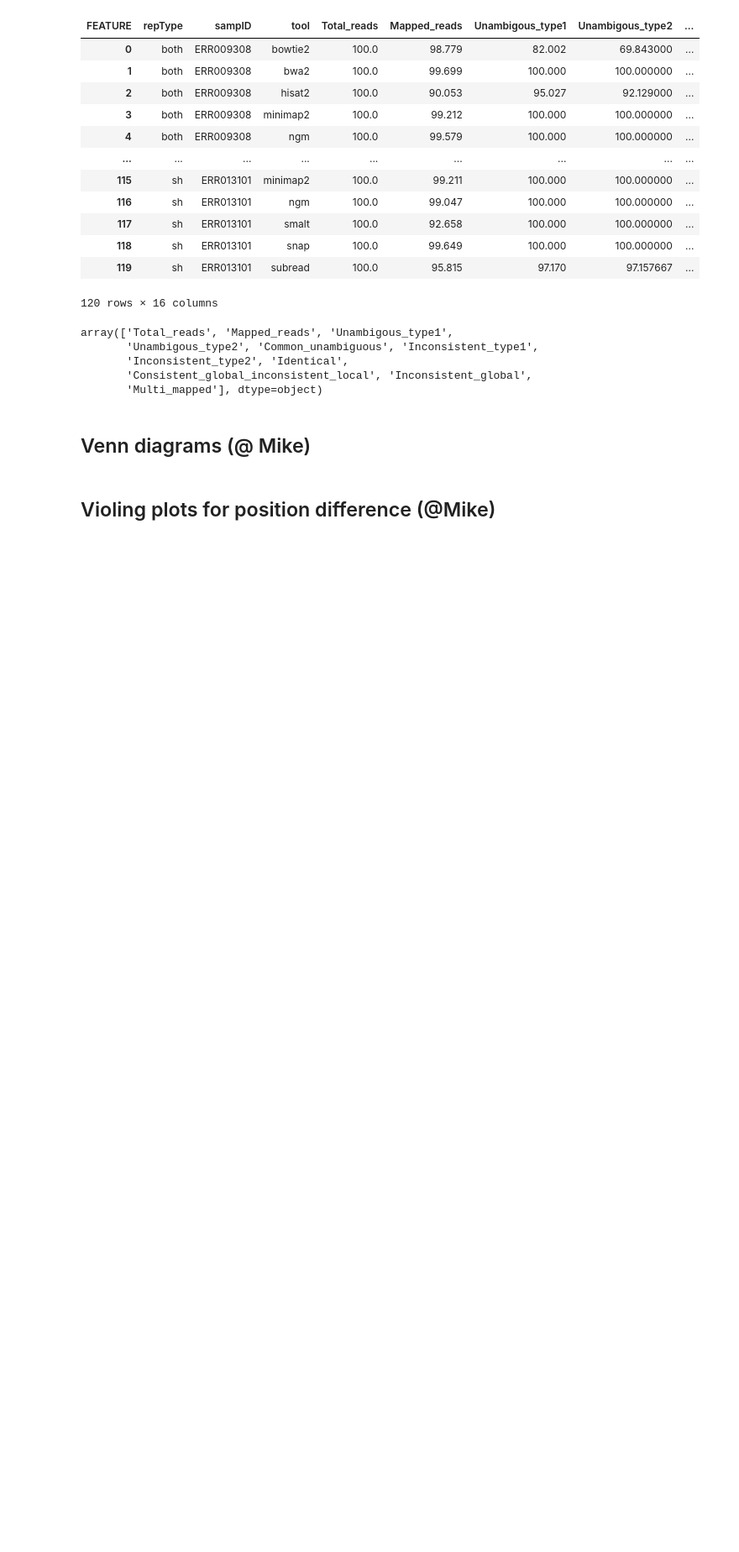
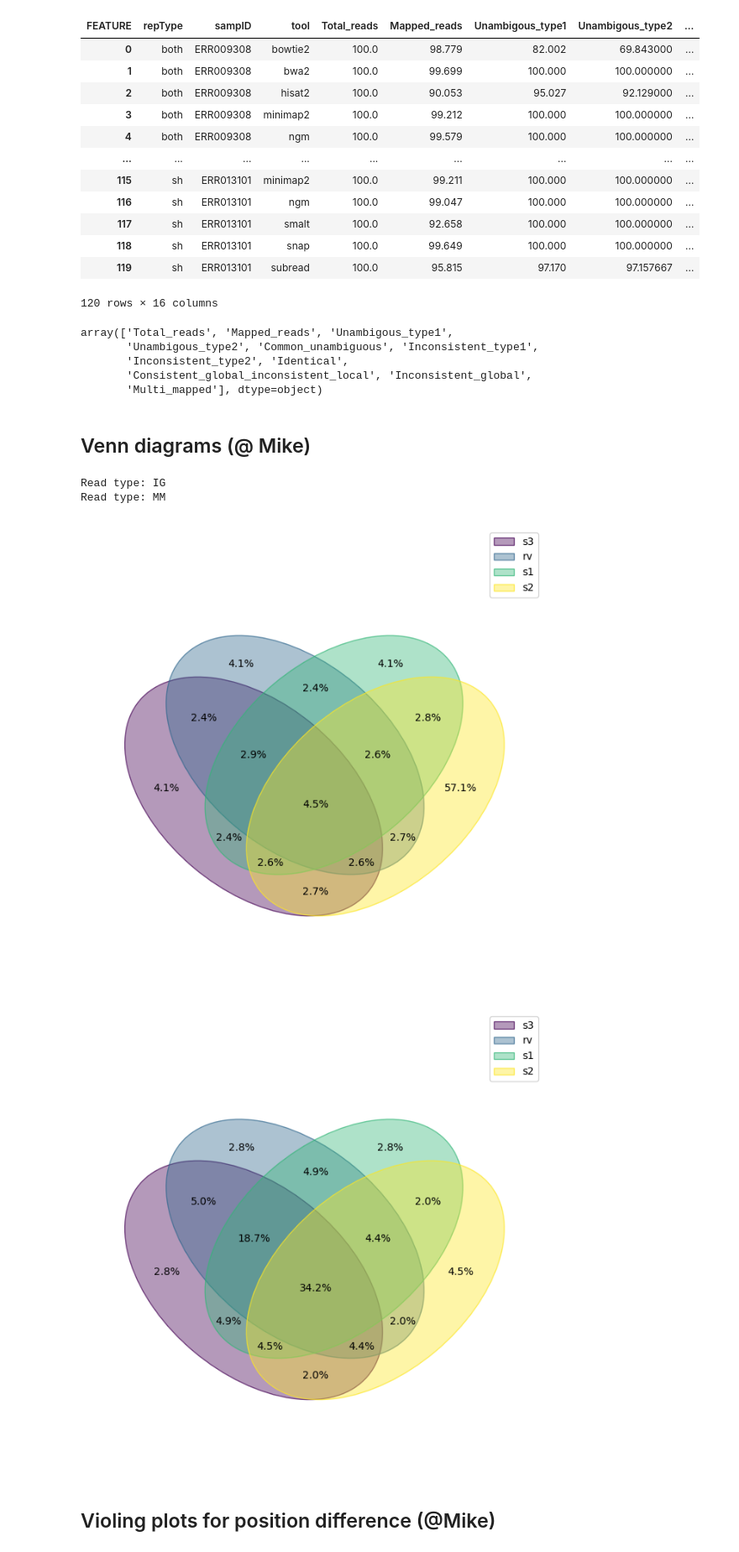
Before and after one commit to cbg-ethz/GenoRepro, a Jupyter notebook: notebooks/reproducibility_assessment.ipynb, the cells around one changed output. Shown at 84% size. Cells and saved outputs as stored; diff of their text form; code cells hidden in the pictures; blank space fills up the shorter version.

```diff
--- a/notebooks/reproducibility_assessment.ipynb
+++ b/notebooks/reproducibility_assessment.ipynb
@@ -196,5 +212,29 @@ array(['Total_reads', 'Mapped_reads', 'Unambigous_type1',
        'Multi_mapped'], dtype=object)
 # %% [markdown]
 ## Venn diagrams (@ Mike)
+# %%
+bwa_venn_dir="./sample_input/bwa_venn/"
+read_types = sorted([entry.name[:-6] for entry in os.scandir(bwa_venn_dir) if entry.is_file()])
+ivenn_files = list(chain.from_iterable([glob.glob(f'{bwa_venn_dir}{read_type}.ivenn') for read_type in read_types]))
+
+def plot_venn_diagram(sets: list, names: set):
+    venn(dict(zip(names, sets)), fmt="{percentage:.1f}%", fontsize=10)
+# %%
+for idx, ivenn_file in enumerate(ivenn_files):
+    print(f"Read type: {read_types[idx]}")
+    with open(ivenn_file, 'r') as ivenn:
+        sets = []
+        names = set()
+        for line in ivenn.readlines():
+            compared_type = line[2:4]
+            positions = [int(pos) for pos in line[5:-2].split(",")]
+            sets.append(set(positions))
+            names.add(compared_type)
+        plot_venn_diagram(sets, names)
+# %% [output]
+Read type: IG
+Read type: MM
+[figure, added]
+[figure, added]
 # %% [markdown]
 ## Violing plots for position difference (@Mike)
```
Also changed, not shown: parts of 9 cells of this notebook, 10 other files.
